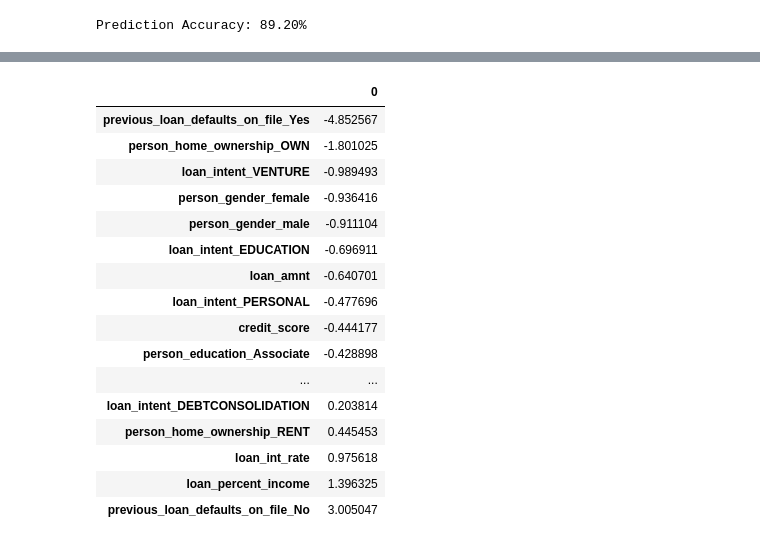
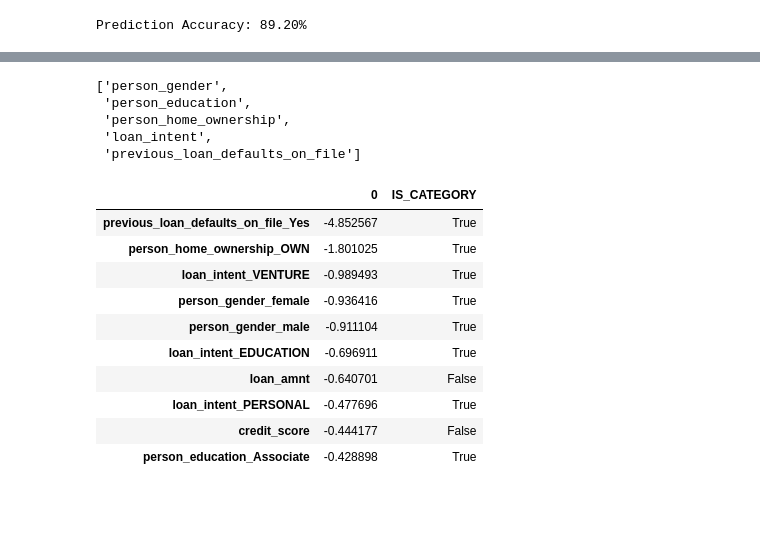
Before and after one commit to always-keep-trying/xgboost_loan_data, a Jupyter notebook: code/analysis_of_models.ipynb, the cells around one changed output, grey strips where cells are left out. Cells and saved outputs as stored; diff of their text form; code cells hidden in the pictures; blank space fills up the shorter version.

```diff
--- a/code/analysis_of_models.ipynb
+++ b/code/analysis_of_models.ipynb
@@ -5,3 +4,11 @@ sys.path.append(r"D:\Pycharm_Projects")
+# %%
+if platform.system() == 'Windows':
+    sys.path.append(r"D:\Pycharm_Projects")
+    project_dir = r"D:\Pycharm_Projects\xgboost_loan_data"
+else:
+    # macOS
+    sys.path.append(r"/Users/lukelee/Documents/Interview/Learning")
+    project_dir = r"/Users/lukelee/Documents/Interview/Learning/xgboost_loan_data"
 # %%
 from xgboost_loan_data.code.bank_loan_predict import XgboostModel, LogisticRegressionModel, prob_to_boolean
 # %%
@@ -93,25 +82,31 @@ plt.show()
+# %%
+categorical_columns = M1.test_data[0].select_dtypes(exclude=np.number).columns.tolist()
+categorical_columns
+# %% [output]
+['person_gender',
+ 'person_education',
+ 'person_home_ownership',
+ 'loan_intent',
+ 'previous_loan_defaults_on_file']
+# %%
+test_cat_col = lambda x: '_'.join(x.split('_')[0:-1]) in categorical_columns
 # %%
 lg_coef = pd.DataFrame(M2.model.coef_,columns = M2.x.columns).T
 lg_coef = lg_coef.sort_values(0)
-lg_coef
+lg_coef.loc[:,'IS_CATEGORY'] = list(map(test_cat_col,lg_coef.index))
+lg_coef.head(10)
 # %% [output]
-|  | 0 |
-| previous_loan_defaults_on_file_Yes | -4.852567 |
-| person_home_ownership_OWN | -1.801025 |
-| loan_intent_VENTURE | -0.989493 |
-| person_gender_female | -0.936416 |
-| person_gender_male | -0.911104 |
-| loan_intent_EDUCATION | -0.696911 |
-| loan_amnt | -0.640701 |
-| loan_intent_PERSONAL | -0.477696 |
-| credit_score | -0.444177 |
-| person_education_Associate | -0.428898 |
-| ... | ... |
-| loan_intent_DEBTCONSOLIDATION | 0.203814 |
-| person_home_ownership_RENT | 0.445453 |
-| loan_int_rate | 0.975618 |
-| loan_percent_income | 1.396325 |
-| previous_loan_defaults_on_file_No | 3.005047 |
+|  | 0 | IS_CATEGORY |
+| previous_loan_defaults_on_file_Yes | -4.852567 | True |
+| person_home_ownership_OWN | -1.801025 | True |
+| loan_intent_VENTURE | -0.989493 | True |
+| person_gender_female | -0.936416 | True |
+| person_gender_male | -0.911104 | True |
+| loan_intent_EDUCATION | -0.696911 | True |
+| loan_amnt | -0.640701 | False |
+| loan_intent_PERSONAL | -0.477696 | True |
+| credit_score | -0.444177 | False |
+| person_education_Associate | -0.428898 | True |
 # %%
 plt.figure()
 
```
Also changed, not shown: parts of 14 cells of this notebook.
